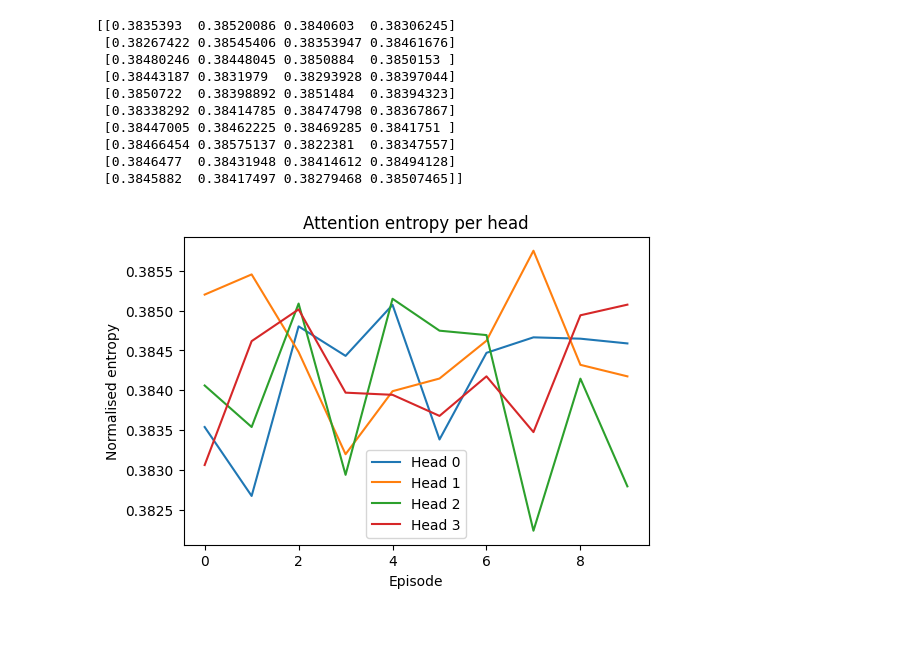
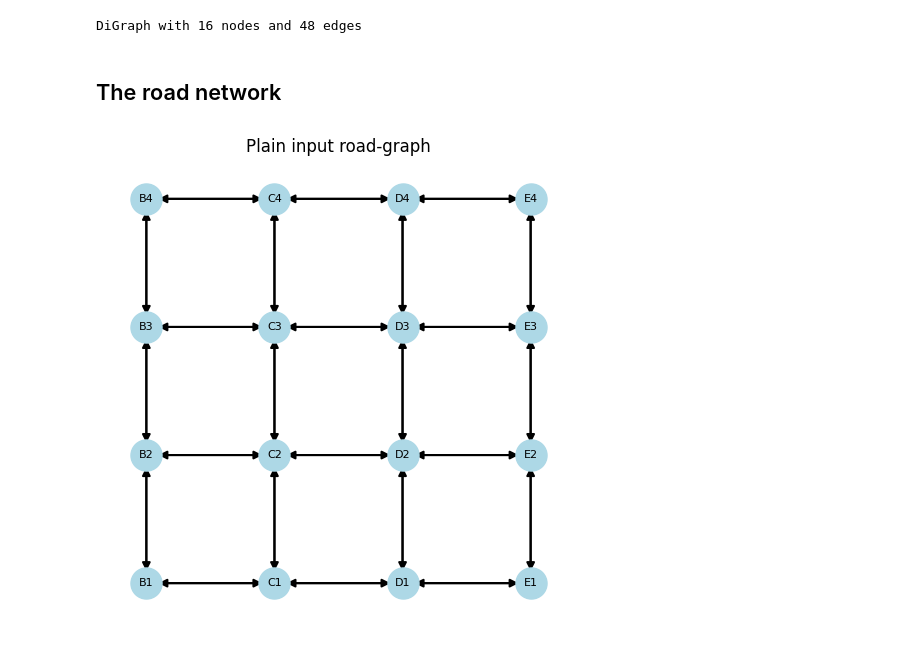
Before and after one commit to wissem18/MacLight, a Jupyter notebook: GAT_attention_analysis.ipynb, the cells around one changed output. Cells and saved outputs as stored; diff of their text form; code cells hidden in the pictures.

```diff
--- a/GAT_attention_analysis.ipynb
+++ b/GAT_attention_analysis.ipynb
@@ -3,9 +3,11 @@ import numpy as np
 import matplotlib.pyplot as plt
 import networkx as nx
 from pathlib import Path
-
+from matplotlib import cm
+from util.tools import build_adj_matrix,adj_to_edge_index
+import sumolib
 plt.rcParams['figure.figsize'] = (6, 4)
-data_path = Path('ckpt/block_normal/Ours_GAT/400_gat_full_attn.fp16.npz')
+data_path = Path('ckpt/regular_normal/Ours_2hop_GAT/42_gat_full_attn.fp16.npz')
 # %%
 A = np.load(data_path)['arr_0']
 E, T, H, N, _ = A.shape
@@ -21,22 +35,37 @@ AssertionError:
-# %%
-ep_mean = data.mean(axis=1)   # (E,H,N,N)
-E, H, N, _ = ep_mean.shape
-# %%
-ent = entropy(ep_mean, axis=(-2, -1))
-for h in range(H):
-    plt.plot(ent[:, h], label=f'Head {h}')
-plt.xlabel('Episode'); plt.ylabel('Normalised entropy')
-plt.title('Attention entropy per head')
-plt.legend(); plt.show()
-# %% [output]
-[[0.3835393  0.38520086 0.3840603  0.38306245]
- [0.38267422 0.38545406 0.38353947 0.38461676]
- [0.38480246 0.38448045 0.3850884  0.3850153 ]
- [0.38443187 0.3831979  0.38293928 0.38397044]
- [0.3850722  0.38398892 0.3851484  0.38394323]
- [0.38338292 0.38414785 0.38474798 0.38367867]
- [0.38447005 0.38462225 0.38469285 0.3841751 ]
- [0.38466454 0.38575137 0.3822381  0.38347557]
- [0.3846477  0.38431948 0.38414612 0.38494128]
- [0.3845882  0.38417497 0.38279468 0.38507465]]
-[figure, removed]
+# %%
+### ---- SIMULATION FILES ----
+net_file   = 'env/map/ff.net.xml'
+route_file = 'env/map/ff_normal.rou.xml'
+seconds    = 3600
+tl_ids = ['B1', 'B2', 'B3', 'B4', 'C1', 'C2', 'C3', 'C4', 'D1', 'D2', 'D3', 'D4', 'E1', 'E2', 'E3', 'E4']
+# %%
+adj        = build_adj_matrix(net_file, tl_ids)      # (N,N) Bool
+edge_index = adj_to_edge_index(adj)                  # (2,E) Long
+
+G = nx.DiGraph()
+G.add_nodes_from(range(N))
+for src, dst in edge_index.T.cpu().numpy():
+    G.add_edge(src, dst)
+
+# junction coordinates from SUMO
+net     = sumolib.net.readNet(net_file)
+pos = {idx: net.getNode(tl).getCoord()[:2]   # x,y
+       for idx, tl in enumerate(tl_ids)}
+
+print(G)
+# %% [output]
+DiGraph with 16 nodes and 48 edges
+# %% [markdown]
+## The road network
+# %%
+plt.figure(figsize=(6,6))
+
+nx.draw_networkx_nodes(G, pos, node_size=500, node_color='lightblue')
+nx.draw_networkx_labels(G, pos, labels={i:tl for i,tl in enumerate(tl_ids)},
+                        font_size=8)
+nx.draw_networkx_edges(G, pos, arrows=True, arrowsize=12, width=1.5)
+plt.title('Plain input road-graph')
+
+plt.axis('equal'); plt.axis('off'); plt.show()
+# %% [output]
+[figure, added]
```
Also changed, not shown: parts of 14 cells of this notebook.
